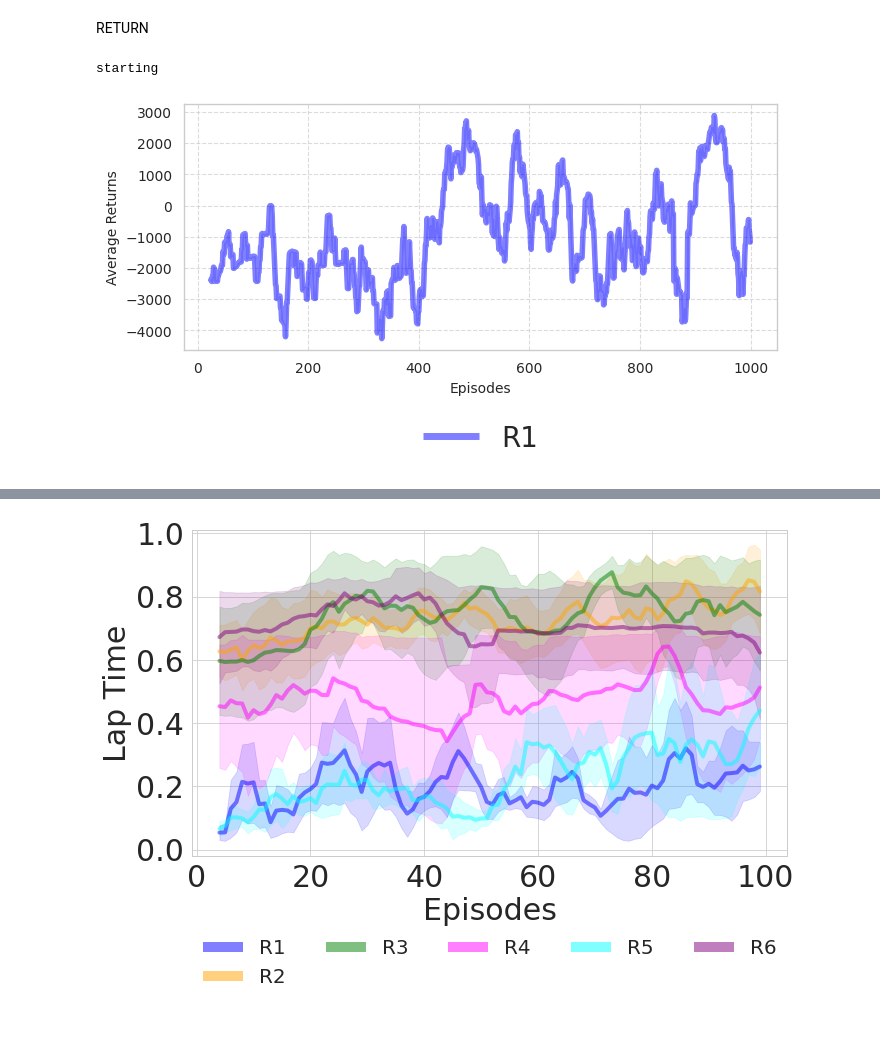
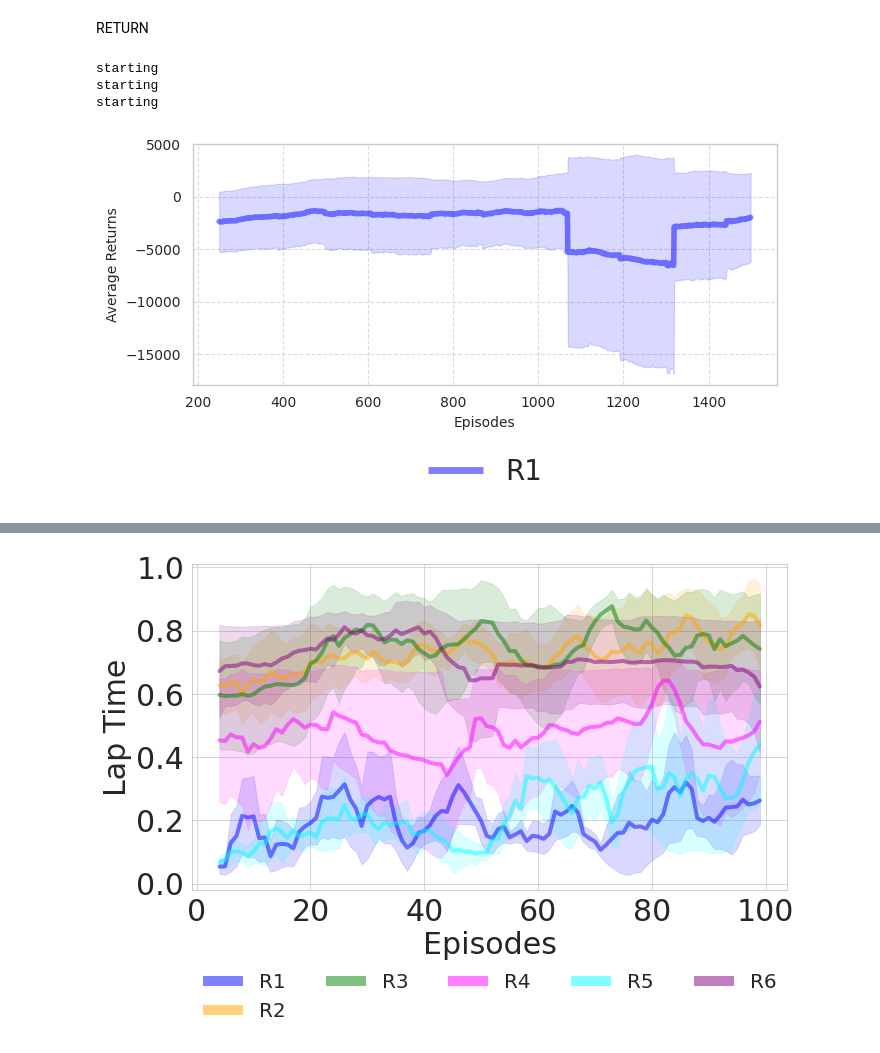
Before and after one commit to shilpa2301/QRSAC, a Jupyter notebook: debug_plots.ipynb, the cells around one changed output, grey strips where cells are left out. Cells and saved outputs as stored; diff of their text form; code cells hidden in the pictures.

```diff
--- a/debug_plots.ipynb
+++ b/debug_plots.ipynb
@@ -237,7 +239,7 @@ def generate_plot(means, stds, save_path=""):
     plt.show()
 
 returns_1 = []
-for idx in range(4, 5):
+for idx in range(5, 6):
     reward_type = "rew2"
     # env_type = "track"
     env_type = "road"
@@ -351,7 +353,7 @@ def generate_plot(means, stds, save_path=""):
     plt.show()
 
 returns_1 = []
-for idx in range(4, 5):
+for idx in range(1,4):
     reward_type = "rew2"
     # env_type = "track"
     env_type = "road"
@@ -362,7 +364,7 @@ for idx in range(4, 5):
 returns_r1_mean = np.mean(returns_1, axis=0)
 returns_r1_std = np.std(returns_1, axis=0)
 
-WIN_SIZE=25
+WIN_SIZE=250
 means_r1, stds_r1 = smoothen(returns_r1_mean, WIN_SIZE), smoothen(returns_r1_std, WIN_SIZE)
 means, stds = (means_r1), (stds_r1)
 generate_plot(means, stds, "result_plot")
@@ -464,7 +468,7 @@ def generate_plot(means, stds, save_path=""):
     plt.show()
 
 returns_1 = []
-for idx in range(4, 5):
+for idx in range(1,4):
     reward_type = "rew2"
     env_type = "track" #"road"
     env_type = "road"
@@ -475,7 +479,7 @@ for idx in range(4, 5):
 returns_r1_mean = np.mean(returns_1, axis=0)
 returns_r1_std = np.std(returns_1, axis=0)
 
-WIN_SIZE=100
+WIN_SIZE=250
 means_r1, stds_r1 = smoothen(returns_r1_mean, WIN_SIZE), smoothen(returns_r1_std, WIN_SIZE)
 means, stds = (means_r1), (stds_r1)
 generate_plot(means, stds, "result_plot")
@@ -577,7 +583,7 @@ def generate_plot(means, stds, save_path=""):
     plt.show()
 
 returns_1 = []
-for idx in range(4, 5):
+for idx in range(5,6):
     reward_type = "rew2"
     env_type = "track" #"road"
     env_type = "road"
@@ -588,7 +594,7 @@ for idx in range(4, 5):
 returns_r1_mean = np.mean(returns_1, axis=0)
 returns_r1_std = np.std(returns_1, axis=0)
 
-WIN_SIZE=20
+WIN_SIZE=250
 means_r1, stds_r1 = smoothen(returns_r1_mean, WIN_SIZE), smoothen(returns_r1_std, WIN_SIZE)
 means, stds = (means_r1), (stds_r1)
 generate_plot(means, stds, "result_plot")
@@ -793,33 +686,35 @@ def generate_plot(means, stds, save_path=""):
                ncol=5, frameon=False, fancybox=False, shadow=False,
                fontsize=20)
     for line in leg.get_lines():
         line.set_linewidth(5.0)
         line.set_solid_capstyle('butt')
     plt.yticks(fontsize=10)
     plt.xticks(fontsize=10)
     plt.xlabel("Episodes", fontsize=10)
     plt.ylabel("Average Returns", fontsize=10)
     plt.grid(True, linestyle='--', alpha=0.7)
     plt.tight_layout()
     plt.savefig(f"{save_path}.png", dpi=200)
     plt.show()
 
 returns_1 = []
-for idx in range(4, 5):
+for idx in range(1,4):
     reward_type = "rew2"
     env_type = "track" #"road"
     env_type = "road"
     log_num = str(idx)
     log_file_path = f"/home/smukh039/work/QRSAC/debug_logs_to_plot/generated_road/debug_{env_type}_{reward_type}_{log_num}.log"
     # log_file_path = f"/home/smukh039/work/QRSAC/debug_logs_to_plot/generated_track/debug_{env_type}_{reward_type}_{log_num}.log"
     returns_1.append(get_returns(reward_type, log_num, env_type, log_file_path)) #[:100])
 returns_r1_mean = np.mean(returns_1, axis=0)
 returns_r1_std = np.std(returns_1, axis=0)
 
-WIN_SIZE=25
+WIN_SIZE=250
 means_r1, stds_r1 = smoothen(returns_r1_mean, WIN_SIZE), smoothen(returns_r1_std, WIN_SIZE)
 means, stds = (means_r1), (stds_r1)
 generate_plot(means, stds, "result_plot")
 # %% [output]
 starting
+starting
+starting
-[figure, old version]
+[figure, new version]
```
Also changed, not shown: parts of 7 cells of this notebook, 6 other files.
